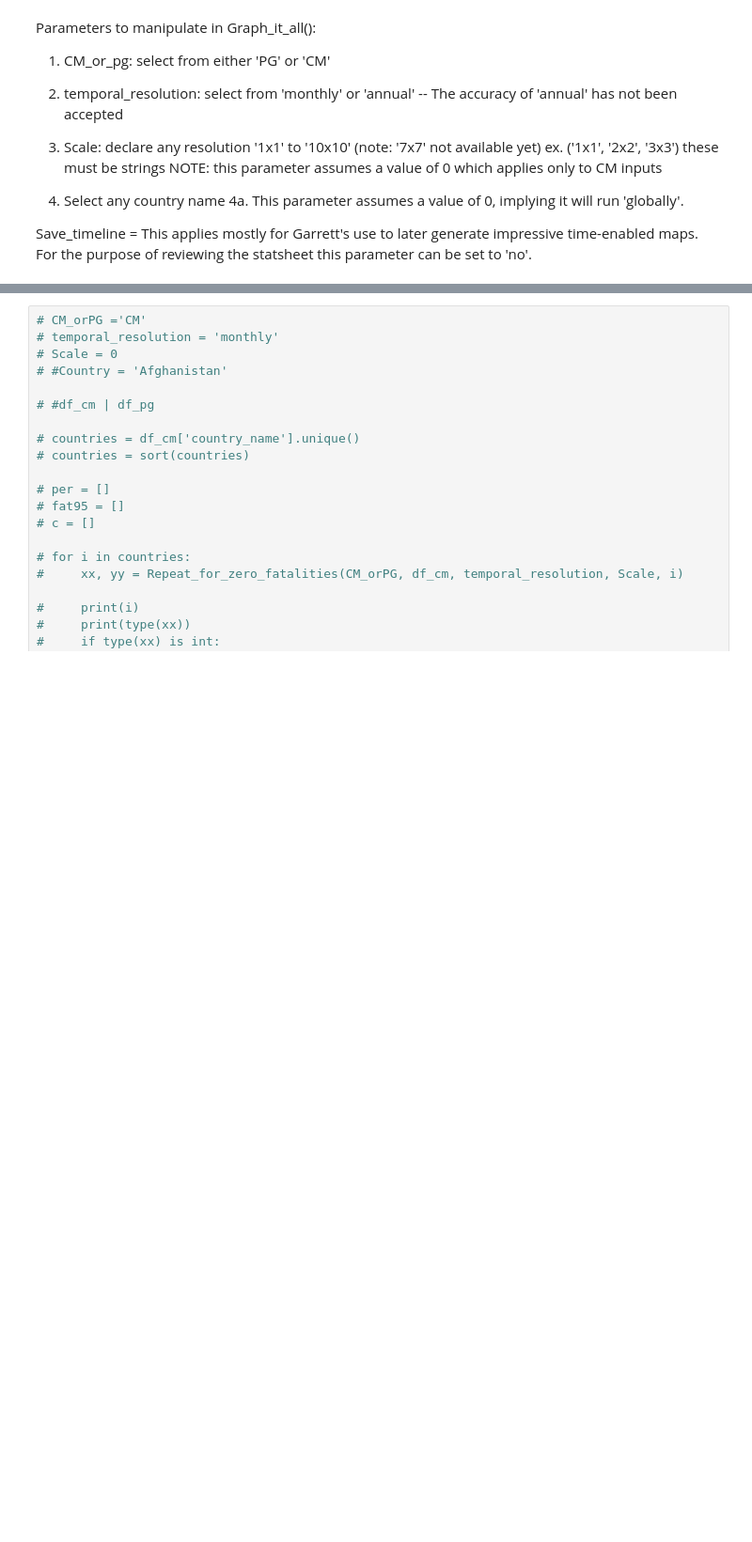
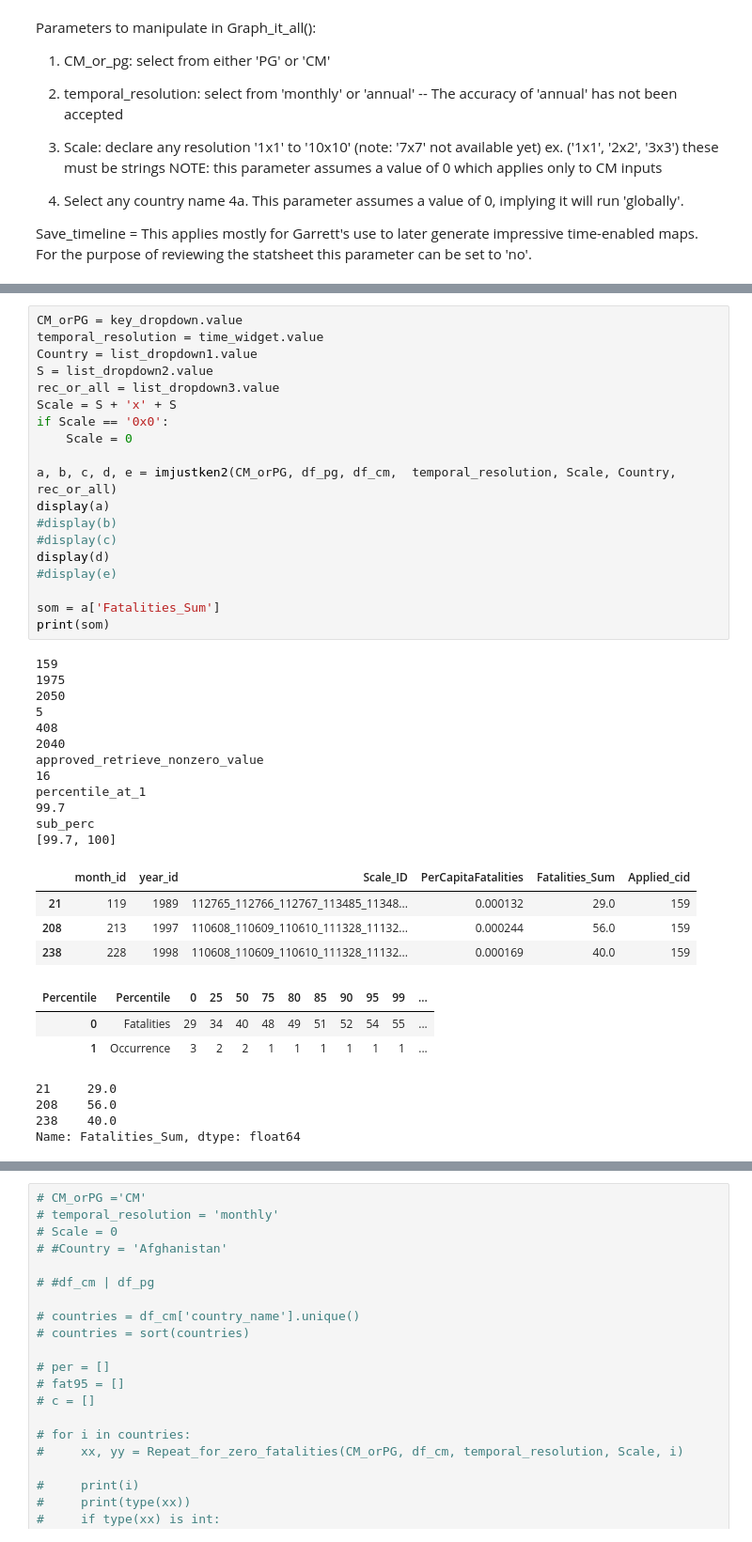
Before and after one commit to prio-data/VIEWS_FAO_index, a Jupyter notebook: notebooks/Benz_experiments/PG_CM_Aggregation_FAO__ACTIVE.ipynb, the cells around one changed output, grey strips where cells are left out. Shown: that part at 94% size. Drawn from its saved outputs; the diff is of its cells as text; blank space fills up the shorter version.

```diff
--- a/notebooks/Benz_experiments/PG_CM_Aggregation_FAO__ACTIVE.ipynb
+++ b/notebooks/Benz_experiments/PG_CM_Aggregation_FAO__ACTIVE.ipynb
@@ -2457,0 +3481,43 @@ Save_for_timeline_generation(Save_timeline, gis, CM_orPG, temporal_resolution, S
+# %%
+CM_orPG = key_dropdown.value
+temporal_resolution = time_widget.value
+Country = list_dropdown1.value
+S = list_dropdown2.value
+rec_or_all = list_dropdown3.value
+Scale = S + 'x' + S
+if Scale == '0x0':
+    Scale = 0
+
+a, b, c, d, e = imjustken2(CM_orPG, df_pg, df_cm,  temporal_resolution, Scale, Country, rec_or_all)
+display(a)
+#display(b)
+#display(c)
+display(d)
+#display(e)
+
+som = a['Fatalities_Sum']
+print(som)
+# %% [output]
+159
+1975
+2050
+5
+408
+2040
+approved_retrieve_nonzero_value
+16
+percentile_at_1
+99.7
+sub_perc
+[99.7, 100]
+|  | month_id | year_id | Scale_ID | PerCapitaFatalities | Fatalities_Sum | Applied_cid |
+| 21 | 119 | 1989 | 112765_112766_112767_113485_11348... | 0.000132 | 29.0 | 159 |
+| 208 | 213 | 1997 | 110608_110609_110610_111328_11132... | 0.000244 | 56.0 | 159 |
+| 238 | 228 | 1998 | 110608_110609_110610_111328_11132... | 0.000169 | 40.0 | 159 |
+| Percentile | Percentile | 0 | 25 | 50 | 75 | 80 | 85 | 90 | 95 | 99 | ... |
+| 0 | Fatalities | 29 | 34 | 40 | 48 | 49 | 51 | 52 | 54 | 55 | ... |
+| 1 | Occurrence | 3 | 2 | 2 | 1 | 1 | 1 | 1 | 1 | 1 | ... |
+21     29.0
+208    56.0
+238    40.0
+Name: Fatalities_Sum, dtype: float64
```
Also changed, not shown: parts of 19 cells of this notebook.
